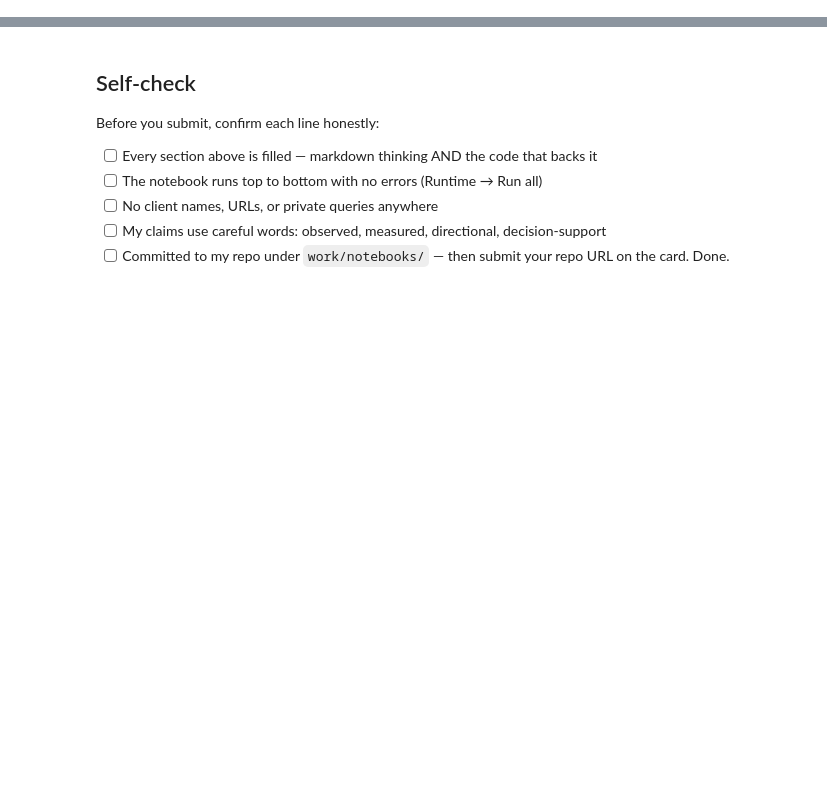
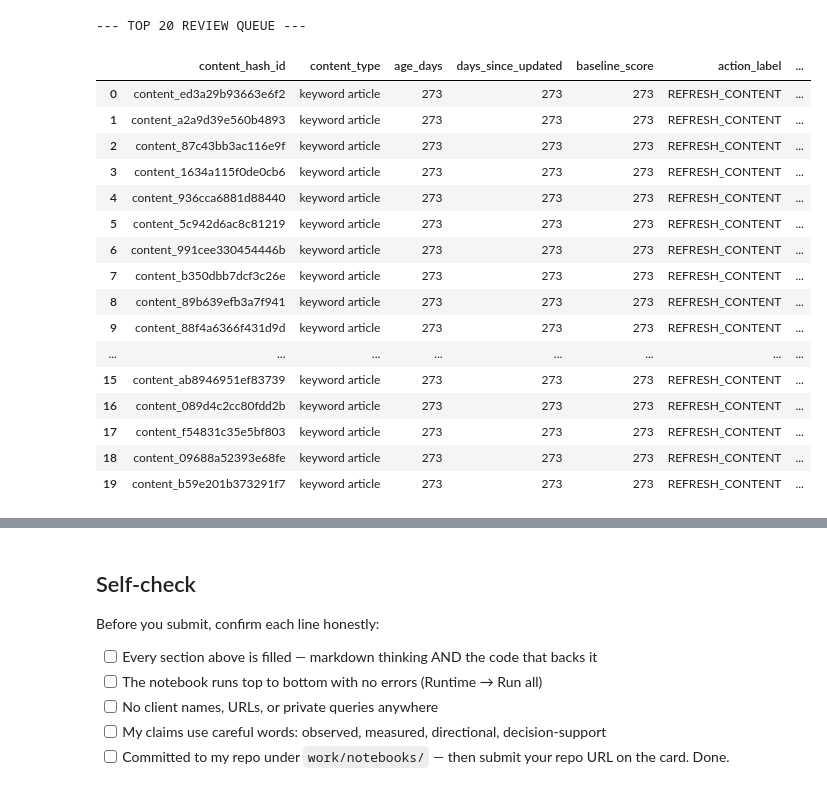
Before and after one commit to HarveyWebbs/ML-Basics, a Jupyter notebook: work/notebooks/w04_baseline_score.ipynb, the cells around one changed output, grey strips where cells are left out. Drawn from its saved outputs; the diff is of its cells as text; code cells hidden in the pictures; blank space fills up the shorter version.

```diff
--- a/work/notebooks/w04_baseline_score.ipynb
+++ b/work/notebooks/w04_baseline_score.ipynb
@@ -36,0 +74,32 @@ This skeleton is yours to fill. Work the sections **in order** — each one has
+# %%
+print("--- BUILDING THE RANKED QUEUE ---")
+
+rule_query = """
+    SELECT
+        content_hash_id,
+        content_type,
+        age_days,
+        days_since_updated,
+
+        -- The Score
+        days_since_updated AS baseline_score,
+
+        -- The Action & Reason
+        'REFRESH_CONTENT' AS action_label,
+        'STALE_EVERGREEN_DECAY' AS reason_code
+
+    FROM base_march
+    WHERE age_days > 180
+      AND days_since_updated > 180  -- Lowered to 6 months to guarantee results
+      AND content_type NOT IN ('Press Release', 'News')
+    ORDER BY baseline_score DESC
+"""
+
+baseline_df = con.sql(rule_query).df()
+
+os.makedirs('work/outputs', exist_ok=True)
+csv_path = 'work/outputs/baseline_action_score.csv'
+baseline_df.to_csv(csv_path, index=False)
+
+print(f"Rule successfully encoded. Generated {len(baseline_df)} actionable rows.")
+print(f"Ranked queue saved to: {csv_path}")
@@ -36,0 +136,22 @@ This skeleton is yours to fill. Work the sections **in order** — each one has
+# %%
+print("--- TOP 20 REVIEW QUEUE ---")
+display(baseline_df.head(20))
+# %% [output]
+--- TOP 20 REVIEW QUEUE ---
+|  | content_hash_id | content_type | age_days | days_since_updated | baseline_score | action_label | ... |
+| 0 | content_ed3a29b93663e6f2 | keyword article | 273 | 273 | 273 | REFRESH_CONTENT | ... |
+| 1 | content_a2a9d39e560b4893 | keyword article | 273 | 273 | 273 | REFRESH_CONTENT | ... |
+| 2 | content_87c43bb3ac116e9f | keyword article | 273 | 273 | 273 | REFRESH_CONTENT | ... |
+| 3 | content_1634a115f0de0cb6 | keyword article | 273 | 273 | 273 | REFRESH_CONTENT | ... |
+| 4 | content_936cca6881d88440 | keyword article | 273 | 273 | 273 | REFRESH_CONTENT | ... |
+| 5 | content_5c942d6ac8c81219 | keyword article | 273 | 273 | 273 | REFRESH_CONTENT | ... |
+| 6 | content_991cee330454446b | keyword article | 273 | 273 | 273 | REFRESH_CONTENT | ... |
+| 7 | content_b350dbb7dcf3c26e | keyword article | 273 | 273 | 273 | REFRESH_CONTENT | ... |
+| 8 | content_89b639efb3a7f941 | keyword article | 273 | 273 | 273 | REFRESH_CONTENT | ... |
+| 9 | content_88f4a6366f431d9d | keyword article | 273 | 273 | 273 | REFRESH_CONTENT | ... |
+| ... | ... | ... | ... | ... | ... | ... | ... |
+| 15 | content_ab8946951ef83739 | keyword article | 273 | 273 | 273 | REFRESH_CONTENT | ... |
+| 16 | content_089d4c2cc80fdd2b | keyword article | 273 | 273 | 273 | REFRESH_CONTENT | ... |
+| 17 | content_f54831c35e5bf803 | keyword article | 273 | 273 | 273 | REFRESH_CONTENT | ... |
+| 18 | content_09688a52393e68fe | keyword article | 273 | 273 | 273 | REFRESH_CONTENT | ... |
+| 19 | content_b59e201b373291f7 | keyword article | 273 | 273 | 273 | REFRESH_CONTENT | ... |
```
Also changed, not shown: parts of 15 cells of this notebook.
